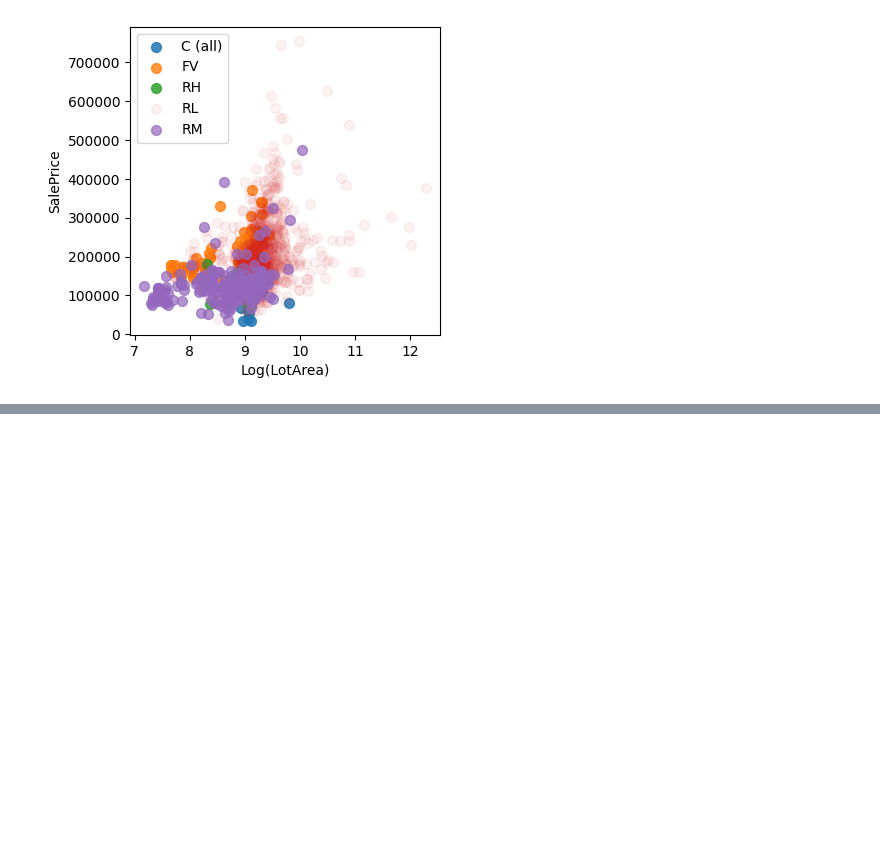
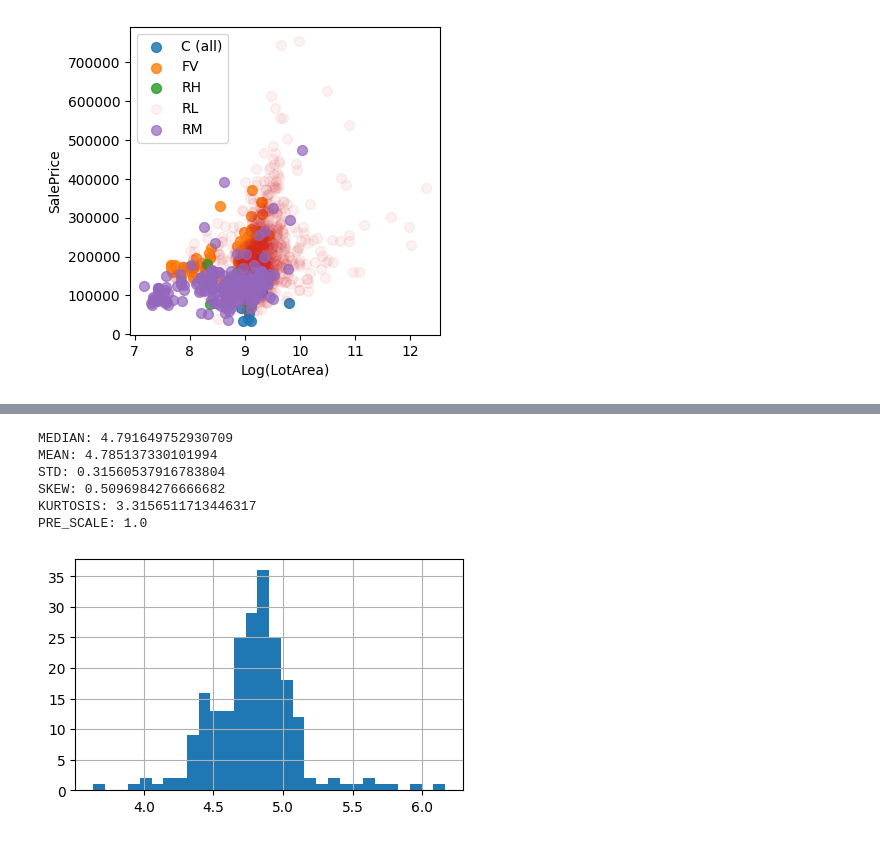
Before and after one commit to victorventuri/kaggle_play, a Jupyter notebook: house_price_tutorial/houseprices.ipynb, the cells around one changed output, grey strips where cells are left out. Drawn from its saved outputs; the diff is of its cells as text; code cells hidden in the pictures; blank space fills up the shorter version.

```diff
--- a/house_price_tutorial/houseprices.ipynb
+++ b/house_price_tutorial/houseprices.ipynb
@@ -89,0 +154,14 @@ _ = ax.legend()
+# %%
+log_target_name = f"log_{target_name}"
+
+data.loc[:, log_target_name] = np.log(data[target_name] / 1000)
+# %%
+log_target_stats, _, _ = view_stats(data=data, col_name=log_target_name)
+# %% [output]
+MEDIAN: 4.791649752930709
+MEAN: 4.785137330101994
+STD: 0.31560537916783804
+SKEW: 0.5096984276666682
+KURTOSIS: 3.3156511713446317
+PRE_SCALE: 1.0
+[figure, added]
```
Also changed, not shown: parts of 5 cells of this notebook.
